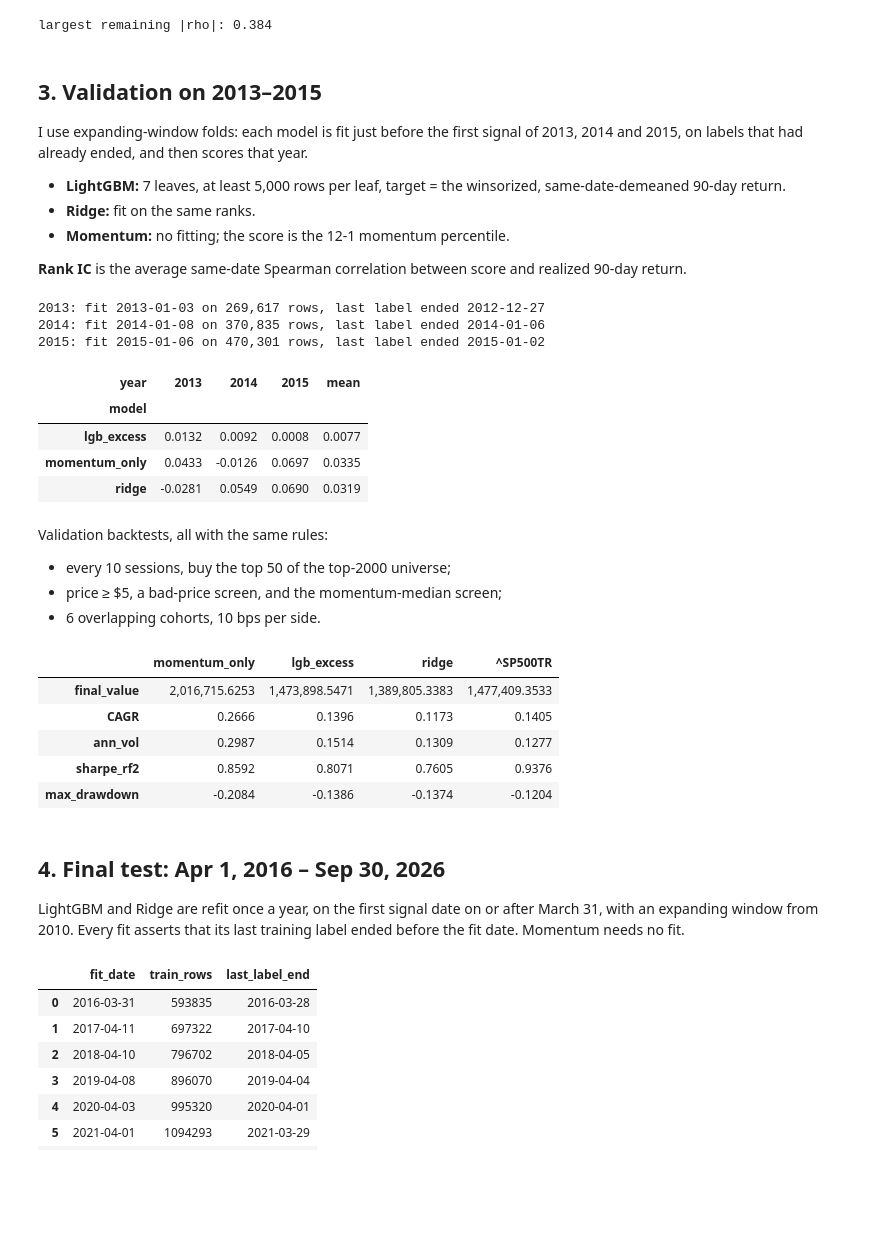
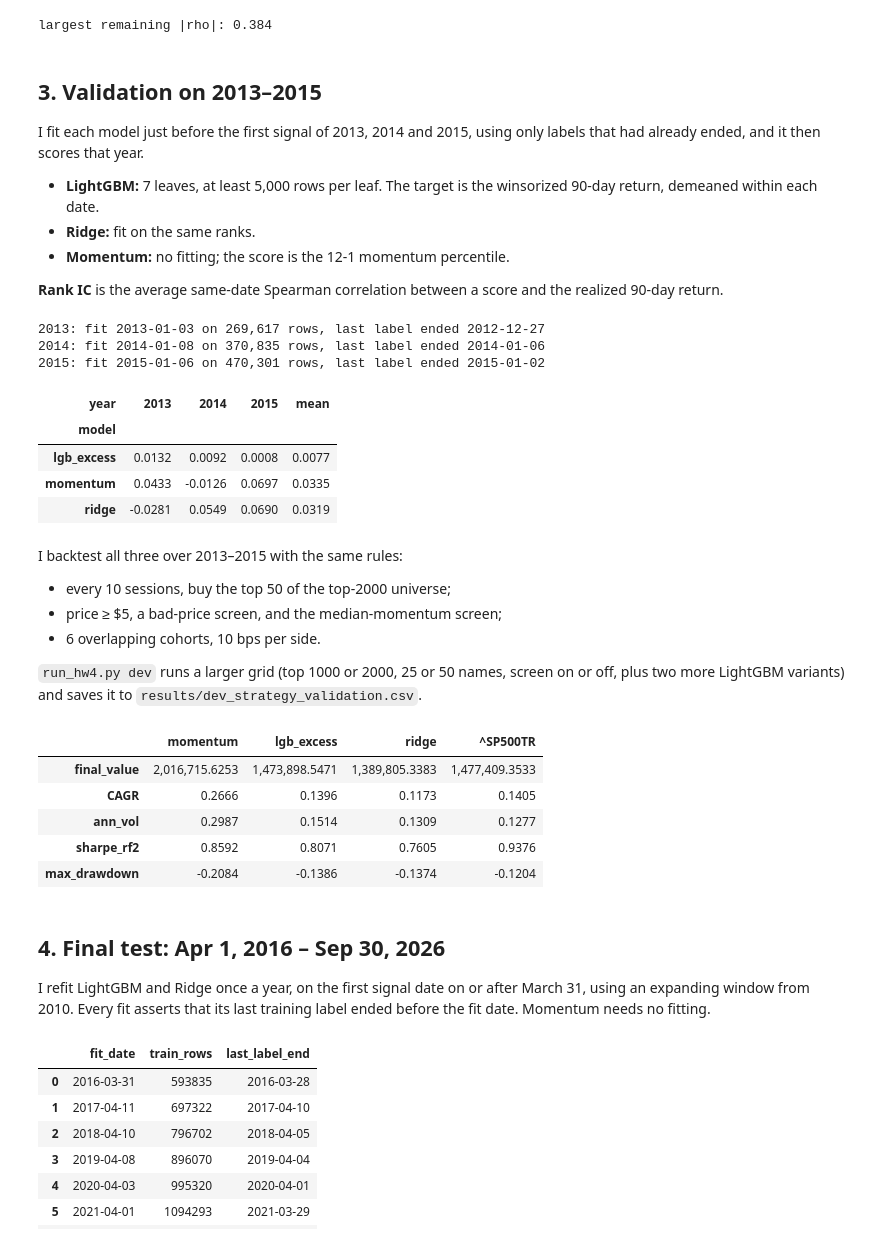
Before and after one commit to yang-guo/UCB-MFE-python-preprogram-2026-winter, a Jupyter notebook: Homeworks/HW4/Shashank_Mishra/hw4.ipynb, the cells around one changed output. Cells and saved outputs as stored; diff of their text form; code cells hidden in the pictures; blank space fills up the shorter version.

Commit message:
Simplify HW4 submission: momentum strategy with LightGBM and Ridge comparisons
One dev stage and one test stage, lean results folder, first-person README,
re-executed notebook.

```diff
--- a/Homeworks/HW4/Shashank_Mishra/hw4.ipynb
+++ b/Homeworks/HW4/Shashank_Mishra/hw4.ipynb
@@ -106,46 +106,47 @@ largest remaining |rho|: 0.384
 # %% [markdown]
 ## 3. Validation on 2013–2015
 
-I use expanding-window folds: each model is fit just before the first signal of 2013, 2014 and 2015, on labels that had already ended, and then scores that year.
+I fit each model just before the first signal of 2013, 2014 and 2015, using only labels that had already ended, and it then scores that year.
 
-* **LightGBM:** 7 leaves, at least 5,000 rows per leaf, target = the winsorized, same-date-demeaned 90-day return.
+* **LightGBM:** 7 leaves, at least 5,000 rows per leaf. The target is the winsorized 90-day return, demeaned within each date.
 * **Ridge:** fit on the same ranks.
 * **Momentum:** no fitting; the score is the 12-1 momentum percentile.
 
-**Rank IC** is the average same-date Spearman correlation between score and realized 90-day return.
+**Rank IC** is the average same-date Spearman correlation between a score and the realized 90-day return.
 # %%
 dev = panel.loc[panel.date.le(R.DEV_END)]
 sectors = sorted(panel.sector.unique())
-NAMES = ["momentum_only", "lgb_excess", "ridge"]
+NAMES = ["momentum", "lgb_excess", "ridge"]
 folds = M.yearly_folds(dev, R.VALIDATION_YEARS)
 val_preds, ic_rows = {n: [] for n in NAMES}, []
 for y, fit_date, train, valid in folds:
     rows, cache = dev.loc[dev.date.dt.year.eq(y)], {}
     assert train.label_end.max() < fit_date
     for n in NAMES:
         s, _ = R.score(n, feats, sectors, train, rows, cache)
         val_preds[n].append(rows.assign(score=s))
         m = M.prediction_metrics(rows.assign(score=s).loc[rows.target.notna()], top_n=50)
-        ic_rows.append({"year": y, "model": n, "rank_IC": m.mean_rank_IC, "top50_median_minus_all": m.iloc[4]})
+        ic_rows.append({"year": y, "model": n, "rank_IC": m.mean_rank_IC})
     print(f"{y}: fit {fit_date.date()} on {len(train):,} rows, last label ended {train.label_end.max().date()}")
 pd.DataFrame(ic_rows).pivot(index="model", columns="year", values="rank_IC").assign(mean=lambda x: x.mean(axis=1))
 # %% [output]
 2013: fit 2013-01-03 on 269,617 rows, last label ended 2012-12-27
 2014: fit 2014-01-08 on 370,835 rows, last label ended 2014-01-06
 2015: fit 2015-01-06 on 470,301 rows, last label ended 2015-01-02
 | year | 2013 | 2014 | 2015 | mean |
 | model |  |  |  |  |
 | lgb_excess | 0.0132 | 0.0092 | 0.0008 | 0.0077 |
-| momentum_only | 0.0433 | -0.0126 | 0.0697 | 0.0335 |
+| momentum | 0.0433 | -0.0126 | 0.0697 | 0.0335 |
 | ridge | -0.0281 | 0.0549 | 0.0690 | 0.0319 |
 # %% [markdown]
-Validation backtests, all with the same rules:
+I backtest all three over 2013–2015 with the same rules:
 * every 10 sessions, buy the top 50 of the top-2000 universe;
-* price ≥ $5, a bad-price screen, and the momentum-median screen;
+* price ≥ $5, a bad-price screen, and the median-momentum screen;
 * 6 overlapping cohorts, 10 bps per side.
+
+`run_hw4.py dev` runs a larger grid (top 1000 or 2000, 25 or 50 names, screen on or off, plus two more LightGBM variants) and saves it to `results/dev_strategy_validation.csv`.
 # %%
-cfg = json.loads((R.FINAL_DIR / "chosen_config.json").read_text()) if (R.FINAL_DIR / "chosen_config.json").exists() \
-      else {"max_rank": 2000, "top_n": 50, "min_mom_rank": 0.5}
+cfg = json.loads((R.RESULTS / "chosen_config.json").read_text())
 RULES = dict(max_rank=cfg["max_rank"], top_n=cfg["top_n"], min_mom_rank=cfg["min_mom_rank"])
 sig = R.signal_dates(md_, folds[0][1], R.DEV_END)
 start = md_.calendar[md_.calendar.get_loc(sig[0]) + 1]
@@ -153,7 +154,7 @@ val = {n: performance(R.run_strategy(md_, pd.concat(val_preds[n]), sig, start, R
 val["^SP500TR"] = performance(BuyAndHold.run(md_.benchmark, start, R.DEV_END).nav)
 pd.DataFrame(val).loc[["final_value", "CAGR", "ann_vol", "sharpe_rf2", "max_drawdown"]]
 # %% [output]
-|  | momentum_only | lgb_excess | ridge | ^SP500TR |
+|  | momentum | lgb_excess | ridge | ^SP500TR |
 | final_value | 2,016,715.6253 | 1,473,898.5471 | 1,389,805.3383 | 1,477,409.3533 |
 | CAGR | 0.2666 | 0.1396 | 0.1173 | 0.1405 |
 | ann_vol | 0.2987 | 0.1514 | 0.1309 | 0.1277 |
@@ -162,7 +163,7 @@ pd.DataFrame(val).loc[["final_value", "CAGR", "ann_vol", "sharpe_rf2", "max_draw
 # %% [markdown]
 ## 4. Final test: Apr 1, 2016 – Sep 30, 2026
 
-LightGBM and Ridge are refit once a year, on the first signal date on or after March 31, with an expanding window from 2010. Every fit asserts that its last training label ended before the fit date. Momentum needs no fit.
+I refit LightGBM and Ridge once a year, on the first signal date on or after March 31, using an expanding window from 2010. Every fit asserts that its last training label ended before the fit date. Momentum needs no fitting.
 # %%
 sig = R.signal_dates(md_, R.TEST_START - pd.Timedelta(days=1), R.TEST_END)
 assert sig[0] == pd.Timestamp("2016-03-31")
```
Also changed, not shown: parts of 10 cells of this notebook, 34 other files.
